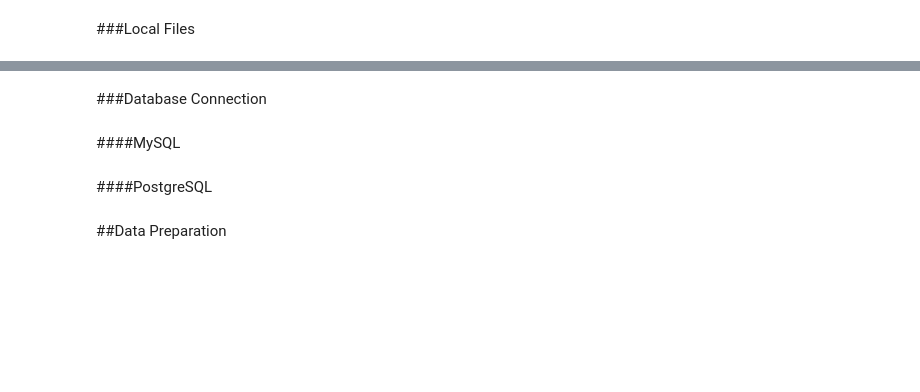
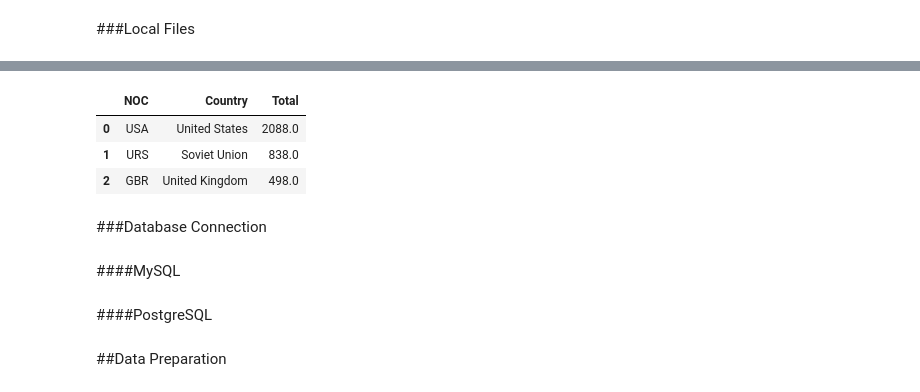
Before and after one commit to Sateesh110/Rep_Medium, a Jupyter notebook: A2_Google_Colab_Notebook/zGoogleColab.ipynb, the cells around one changed output, grey strips where cells are left out. Drawn from its saved outputs; the diff is of its cells as text; code cells hidden in the pictures; blank space fills up the shorter version.

```diff
--- a/A2_Google_Colab_Notebook/zGoogleColab.ipynb
+++ b/A2_Google_Colab_Notebook/zGoogleColab.ipynb
@@ -184,3 +218,11 @@ files.upload()
+# %%
+df = pd.read_csv("Gold.csv")
+df.head(3)
+# %% [output]
+|  | NOC | Country | Total |
+| 0 | USA | United States | 2088.0 |
+| 1 | URS | Soviet Union | 838.0 |
+| 2 | GBR | United Kingdom | 498.0 |
 # %% [markdown]
 ###Database Connection
 # %% [markdown]
```
Also changed, not shown: parts of 13 cells of this notebook.
